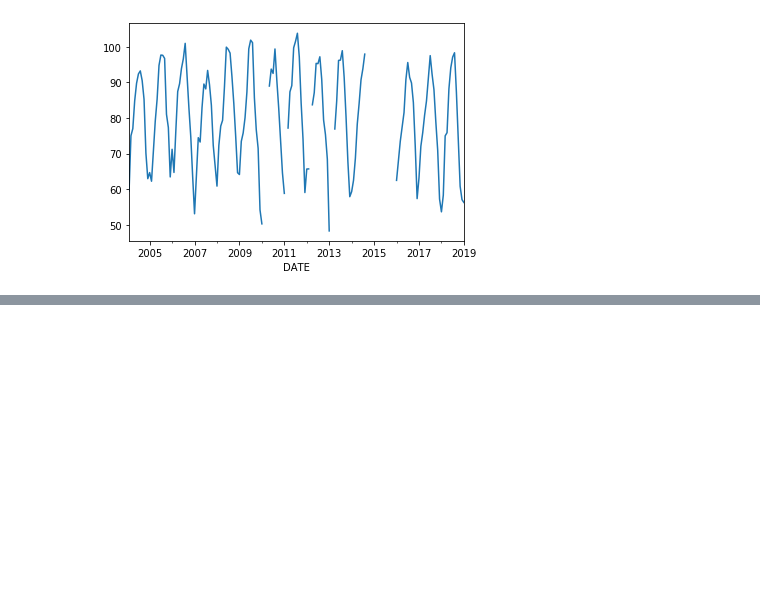
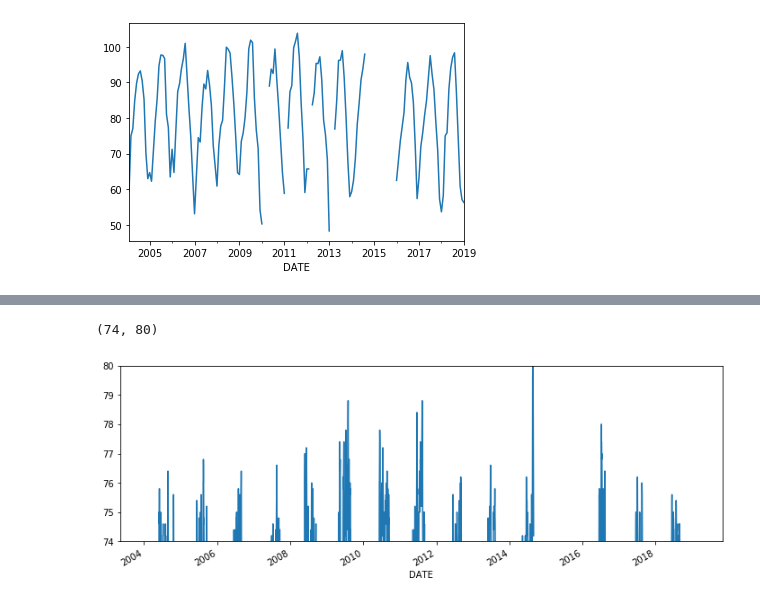
Before and after one commit to ravinder79/Climate-, a Jupyter notebook: climate_analysis.ipynb, the cells around one changed output, grey strips where cells are left out. Cells and saved outputs as stored; diff of their text form; code cells hidden in the pictures; blank space fills up the shorter version.

```diff
--- a/climate_analysis.ipynb
+++ b/climate_analysis.ipynb
@@ -77,0 +83,6 @@ plt.show()
+# %%
+df.TOBS.rolling(5).mean().plot(figsize=(12, 4))
+plt.ylim(74,80)
+# %% [output]
+(74, 80)
+[figure, added]
```
Also changed, not shown: parts of 6 cells of this notebook.
